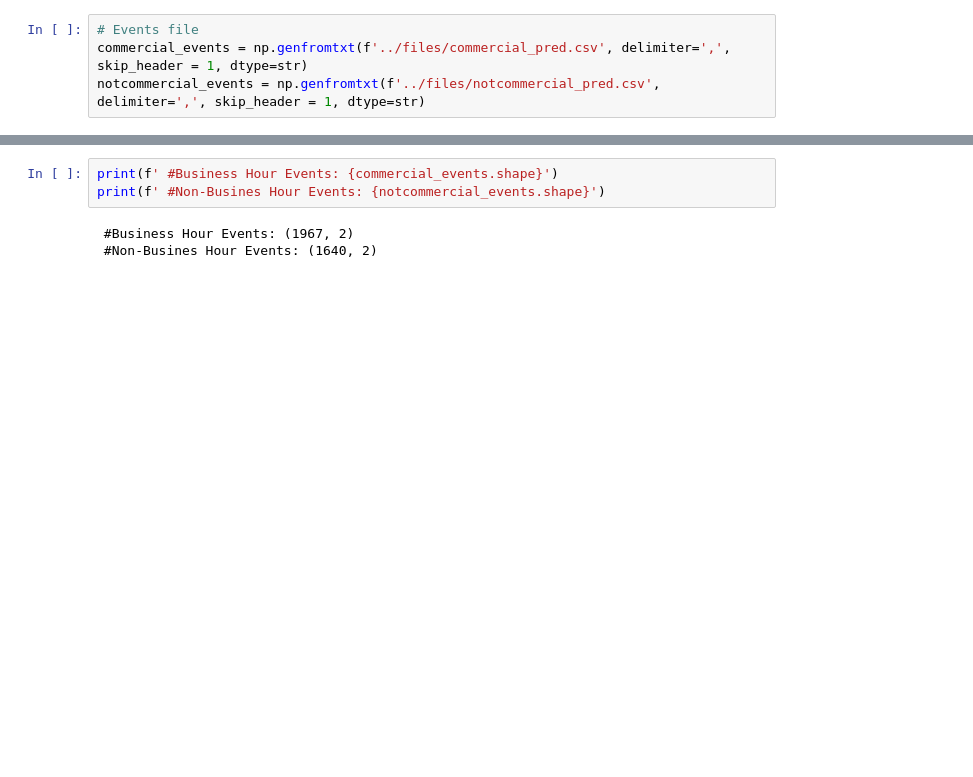
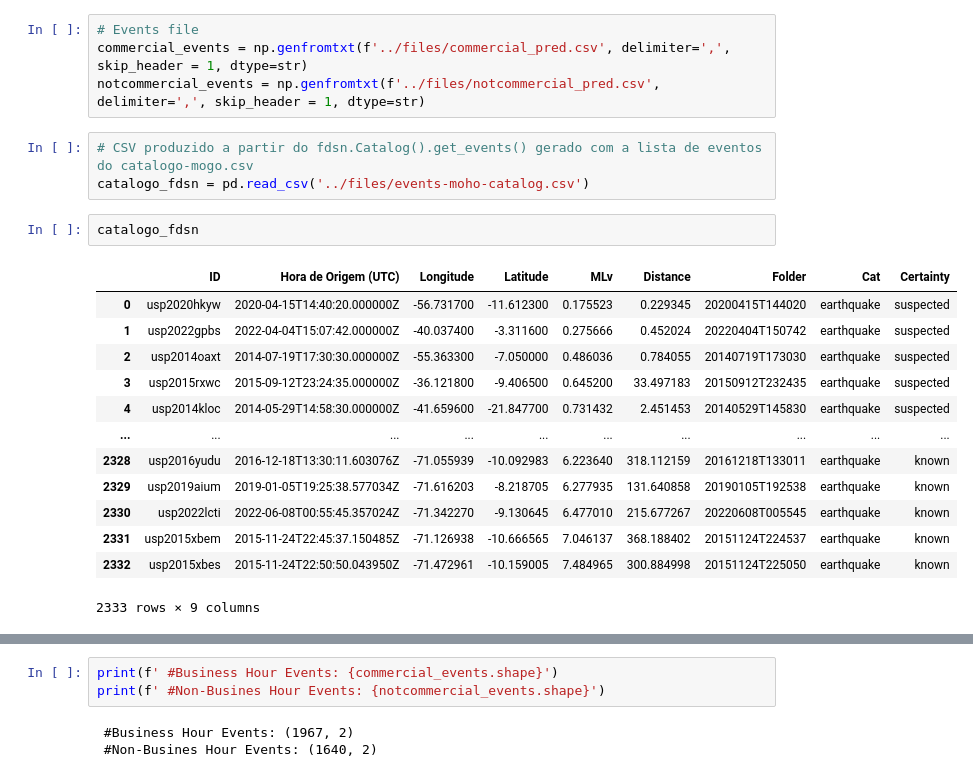
Before and after one commit to Gabriel-Goes/Sismologia_IPT, a Jupyter notebook: jupyternotebooks/validation.ipynb, the cells around one changed output, grey strips where cells are left out. Cells and saved outputs as stored; diff of their text form; blank space fills up the shorter version.

```diff
--- a/jupyternotebooks/validation.ipynb
+++ b/jupyternotebooks/validation.ipynb
@@ -52,3 +52,22 @@ To enable the following instructions: AVX2 FMA, in other operations, rebuild Ten
 # Events file
 commercial_events = np.genfromtxt(f'../files/commercial_pred.csv', delimiter=',', skip_header = 1, dtype=str)
 notcommercial_events = np.genfromtxt(f'../files/notcommercial_pred.csv', delimiter=',', skip_header = 1, dtype=str)
+# %%
+# CSV produzido a partir do fdsn.Catalog().get_events() gerado com a lista de eventos do catalogo-mogo.csv
+catalogo_fdsn = pd.read_csv('../files/events-moho-catalog.csv')
+# %%
+catalogo_fdsn
+# %% [output]
+|  | ID | Hora de Origem (UTC) | Longitude | Latitude | MLv | Distance | Folder | Cat | Certainty |
+| 0 | usp2020hkyw | 2020-04-15T14:40:20.000000Z | -56.731700 | -11.612300 | 0.175523 | 0.229345 | 20200415T144020 | earthquake | suspected |
+| 1 | usp2022gpbs | 2022-04-04T15:07:42.000000Z | -40.037400 | -3.311600 | 0.275666 | 0.452024 | 20220404T150742 | earthquake | suspected |
+| 2 | usp2014oaxt | 2014-07-19T17:30:30.000000Z | -55.363300 | -7.050000 | 0.486036 | 0.784055 | 20140719T173030 | earthquake | suspected |
+| 3 | usp2015rxwc | 2015-09-12T23:24:35.000000Z | -36.121800 | -9.406500 | 0.645200 | 33.497183 | 20150912T232435 | earthquake | suspected |
+| 4 | usp2014kloc | 2014-05-29T14:58:30.000000Z | -41.659600 | -21.847700 | 0.731432 | 2.451453 | 20140529T145830 | earthquake | suspected |
+| ... | ... | ... | ... | ... | ... | ... | ... | ... | ... |
+| 2328 | usp2016yudu | 2016-12-18T13:30:11.603076Z | -71.055939 | -10.092983 | 6.223640 | 318.112159 | 20161218T133011 | earthquake | known |
+| 2329 | usp2019aium | 2019-01-05T19:25:38.577034Z | -71.616203 | -8.218705 | 6.277935 | 131.640858 | 20190105T192538 | earthquake | known |
+| 2330 | usp2022lcti | 2022-06-08T00:55:45.357024Z | -71.342270 | -9.130645 | 6.477010 | 215.677267 | 20220608T005545 | earthquake | known |
+| 2331 | usp2015xbem | 2015-11-24T22:45:37.150485Z | -71.126938 | -10.666565 | 7.046137 | 368.188402 | 20151124T224537 | earthquake | known |
+| 2332 | usp2015xbes | 2015-11-24T22:50:50.043950Z | -71.472961 | -10.159005 | 7.484965 | 300.884998 | 20151124T225050 | earthquake | known |
+2333 rows × 9 columns
```
Also changed, not shown: parts of 32 cells of this notebook, 18 other files.
